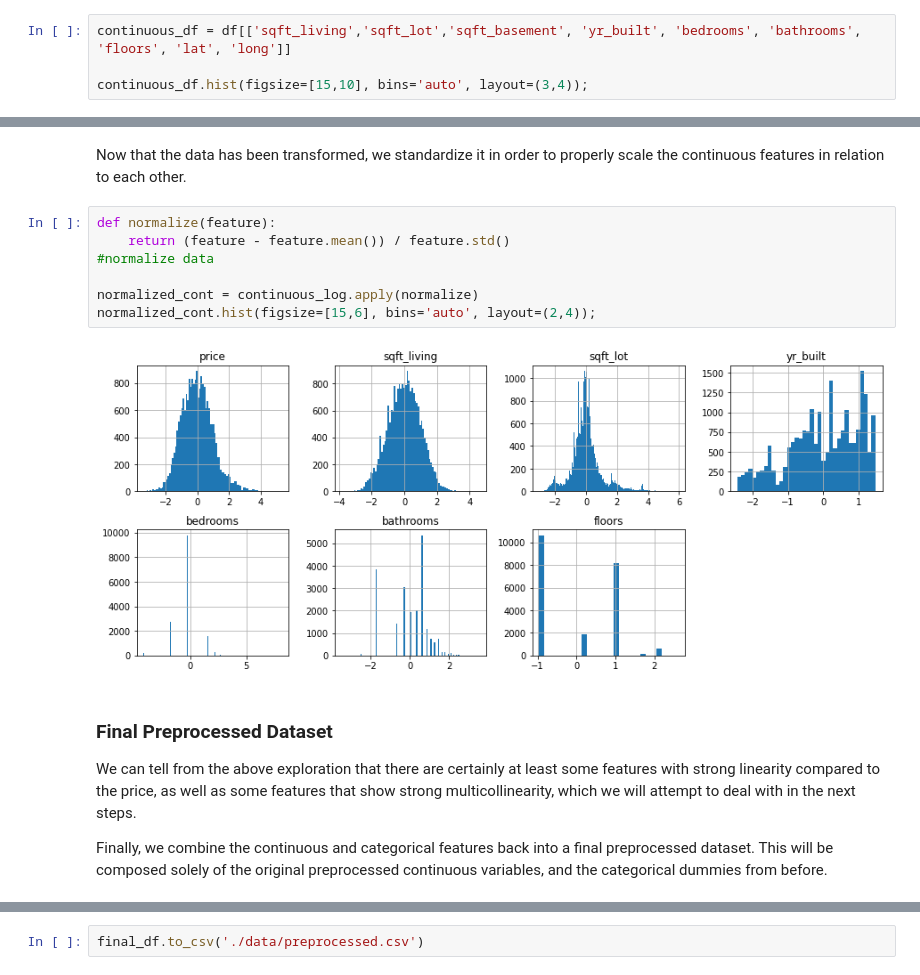
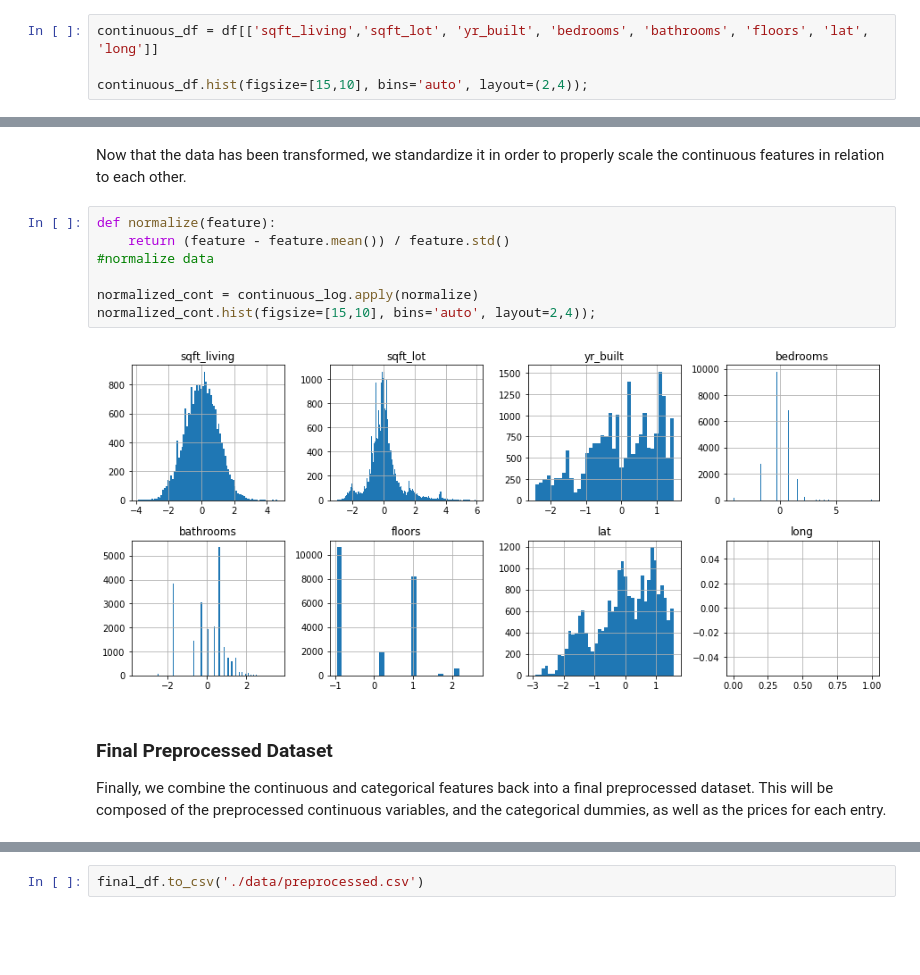
Before and after one commit to shadel96/King_County_Regression_Analysis, a Jupyter notebook: kc_preprocessing_exploring.ipynb, the cells around one changed output, grey strips where cells are left out. Cells and saved outputs as stored; diff of their text form; blank space fills up the shorter version.

```diff
--- a/kc_preprocessing_exploring.ipynb
+++ b/kc_preprocessing_exploring.ipynb
@@ -173,7 +185,7 @@ We can see above that our categorical features has been successfully split into
 
 The remaining features are continuous numerical data. We will not include the price feature going forward with the transformations, as it is the feature we want to train our model to predict.
 # %%
-continuous_df = df[['sqft_living','sqft_lot','sqft_basement', 'yr_built', 'bedrooms', 'bathrooms', 'floors', 'lat', 'long']]
+continuous_df = df[['sqft_living','sqft_lot', 'yr_built', 'bedrooms', 'bathrooms', 'floors', 'lat', 'long']]
 
-continuous_df.hist(figsize=[15,10], bins='auto', layout=(3,4));
+continuous_df.hist(figsize=[15,10], bins='auto', layout=(2,4));
 # %% [output]
@@ -193,16 +204,13 @@ Now that the data has been transformed, we standardize it in order to properly s
 # %%
 def normalize(feature):
     return (feature - feature.mean()) / feature.std()
 #normalize data
 
 normalized_cont = continuous_log.apply(normalize)
-normalized_cont.hist(figsize=[15,6], bins='auto', layout=(2,4));
+normalized_cont.hist(figsize=[15,10], bins='auto', layout=2,4));
 # %% [output]
-[figure, old version]
+[figure, new version]
 # %% [markdown]
 ### Final Preprocessed Dataset
-
-We can tell from the above exploration that there are certainly at least some features with strong linearity compared to the price, as well as some features that show strong multicollinearity, which we will attempt to deal with in the next steps.
-
-Finally, we combine the continuous and categorical features back into a final preprocessed dataset. This will be composed solely of the original preprocessed continuous variables, and the categorical dummies from before.
+Finally, we combine the continuous and categorical features back into a final preprocessed dataset. This will be composed of the  preprocessed continuous variables, and the categorical dummies, as well as the prices for each entry.
 # %%
```
Also changed, not shown: parts of 23 cells of this notebook, 3 other files.
